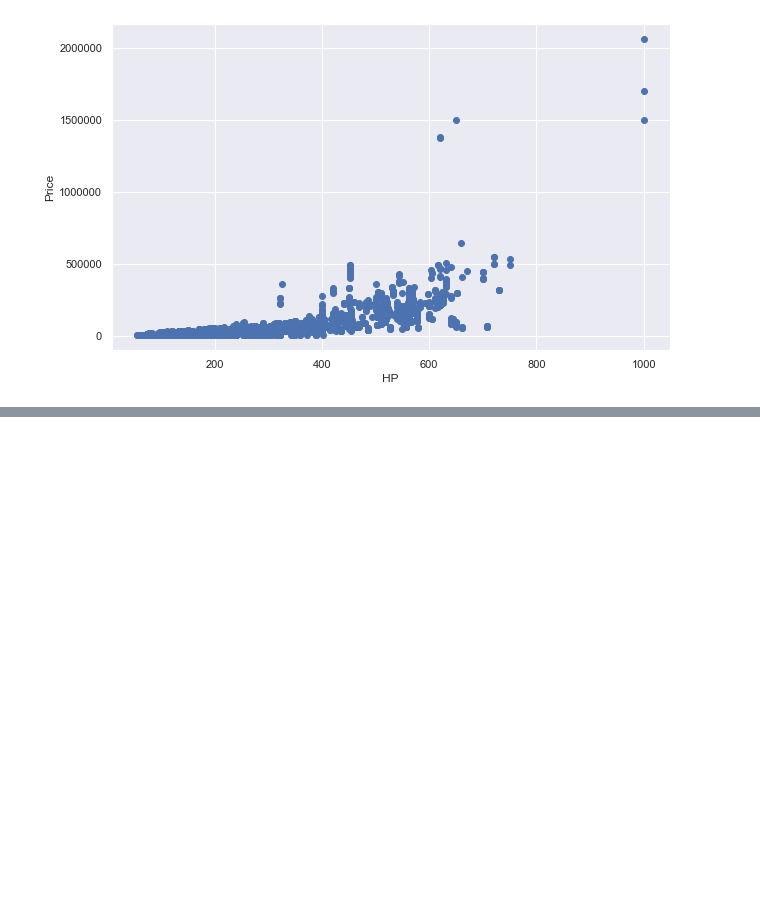
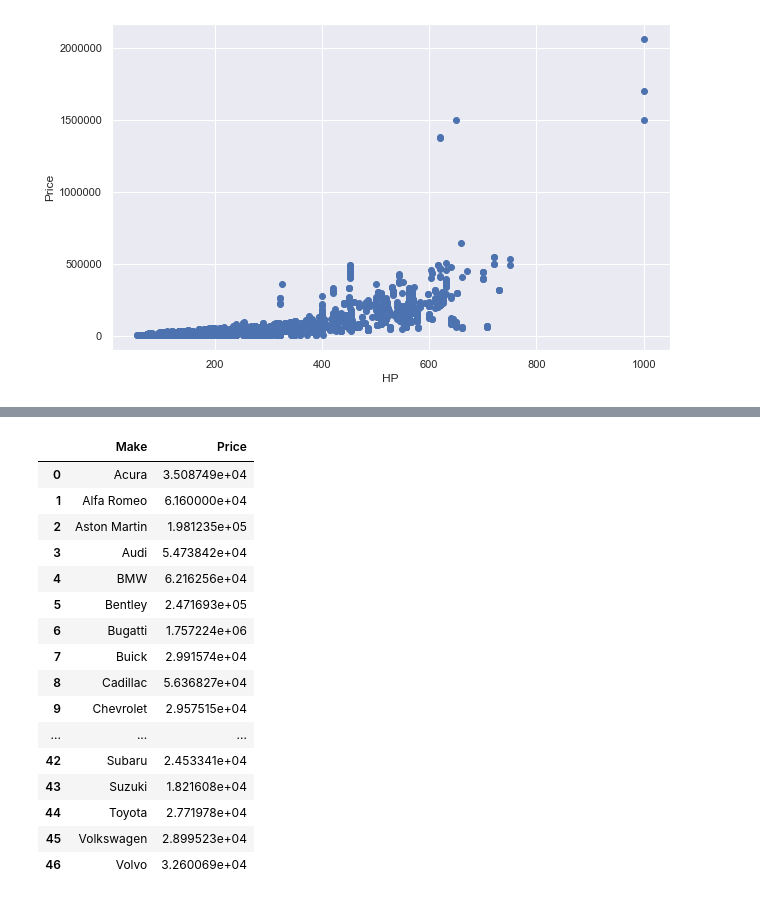
Before and after one commit to iAmNawa/exploratory-data-analysis, a Jupyter notebook: car-price-prediction/car_price_prediction.ipynb, the cells around one changed output, grey strips where cells are left out. Saved outputs shown, nothing was run; the diff lists cells and outputs as text; code cells hidden in the pictures; blank space fills up the shorter version.

```diff
--- a/car-price-prediction/car_price_prediction.ipynb
+++ b/car-price-prediction/car_price_prediction.ipynb
@@ -193,0 +253,22 @@ plt.show()
+# %%
+dfavg = df[['Make', 'Price']].groupby('Make').mean().reset_index()
+# %%
+dfavg
+# %% [output]
+|  | Make | Price |
+| 0 | Acura | 3.508749e+04 |
+| 1 | Alfa Romeo | 6.160000e+04 |
+| 2 | Aston Martin | 1.981235e+05 |
+| 3 | Audi | 5.473842e+04 |
+| 4 | BMW | 6.216256e+04 |
+| 5 | Bentley | 2.471693e+05 |
+| 6 | Bugatti | 1.757224e+06 |
+| 7 | Buick | 2.991574e+04 |
+| 8 | Cadillac | 5.636827e+04 |
+| 9 | Chevrolet | 2.957515e+04 |
+| ... | ... | ... |
+| 42 | Subaru | 2.453341e+04 |
+| 43 | Suzuki | 1.821608e+04 |
+| 44 | Toyota | 2.771978e+04 |
+| 45 | Volkswagen | 2.899523e+04 |
+| 46 | Volvo | 3.260069e+04 |
```
Also changed, not shown: parts of 10 cells of this notebook.
